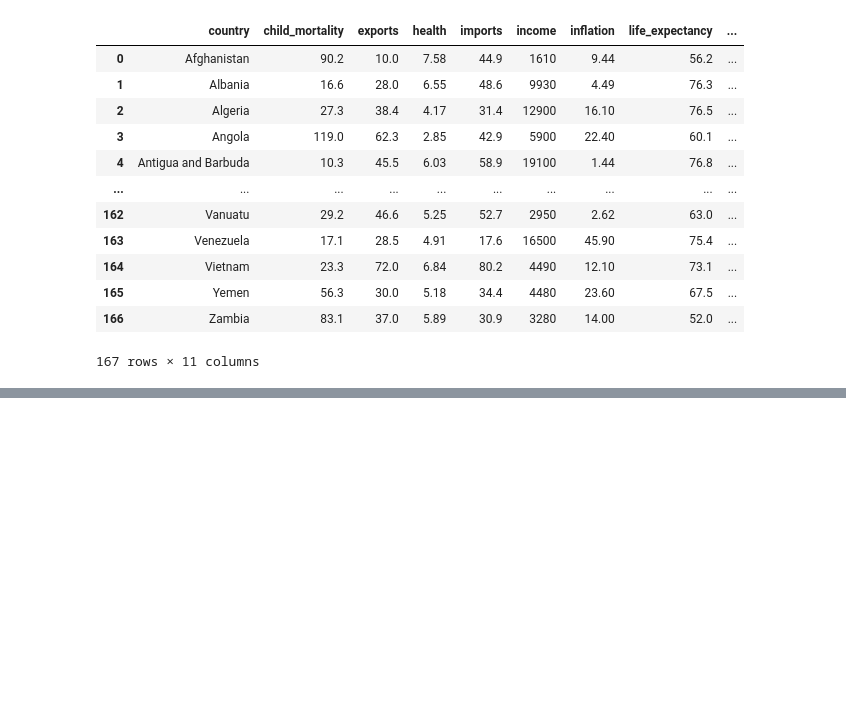
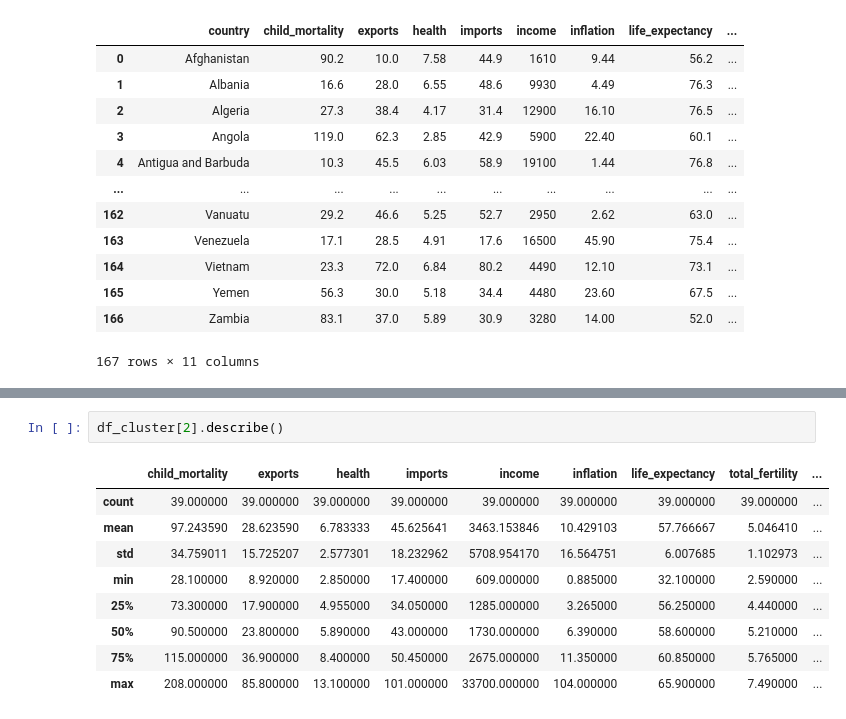
Before and after one commit to azkiamudrikah/Non-Graded-Challenge, a Jupyter notebook: latihan.ipynb, the cells around one changed output, grey strips where cells are left out. Cells and saved outputs as stored; diff of their text form; blank space fills up the shorter version.

```diff
--- a/latihan.ipynb
+++ b/latihan.ipynb
@@ -686,0 +731,12 @@ df_ori
+# %%
+df_cluster[2].describe()
+# %% [output]
+|  | child_mortality | exports | health | imports | income | inflation | life_expectancy | total_fertility | ... |
+| count | 39.000000 | 39.000000 | 39.000000 | 39.000000 | 39.000000 | 39.000000 | 39.000000 | 39.000000 | ... |
+| mean | 97.243590 | 28.623590 | 6.783333 | 45.625641 | 3463.153846 | 10.429103 | 57.766667 | 5.046410 | ... |
+| std | 34.759011 | 15.725207 | 2.577301 | 18.232962 | 5708.954170 | 16.564751 | 6.007685 | 1.102973 | ... |
+| min | 28.100000 | 8.920000 | 2.850000 | 17.400000 | 609.000000 | 0.885000 | 32.100000 | 2.590000 | ... |
+| 25% | 73.300000 | 17.900000 | 4.955000 | 34.050000 | 1285.000000 | 3.265000 | 56.250000 | 4.440000 | ... |
+| 50% | 90.500000 | 23.800000 | 5.890000 | 43.000000 | 1730.000000 | 6.390000 | 58.600000 | 5.210000 | ... |
+| 75% | 115.000000 | 36.900000 | 8.400000 | 50.450000 | 2675.000000 | 11.350000 | 60.850000 | 5.765000 | ... |
+| max | 208.000000 | 85.800000 | 13.100000 | 101.000000 | 33700.000000 | 104.000000 | 65.900000 | 7.490000 | ... |
```
Also changed, not shown: parts of 11 cells of this notebook.
